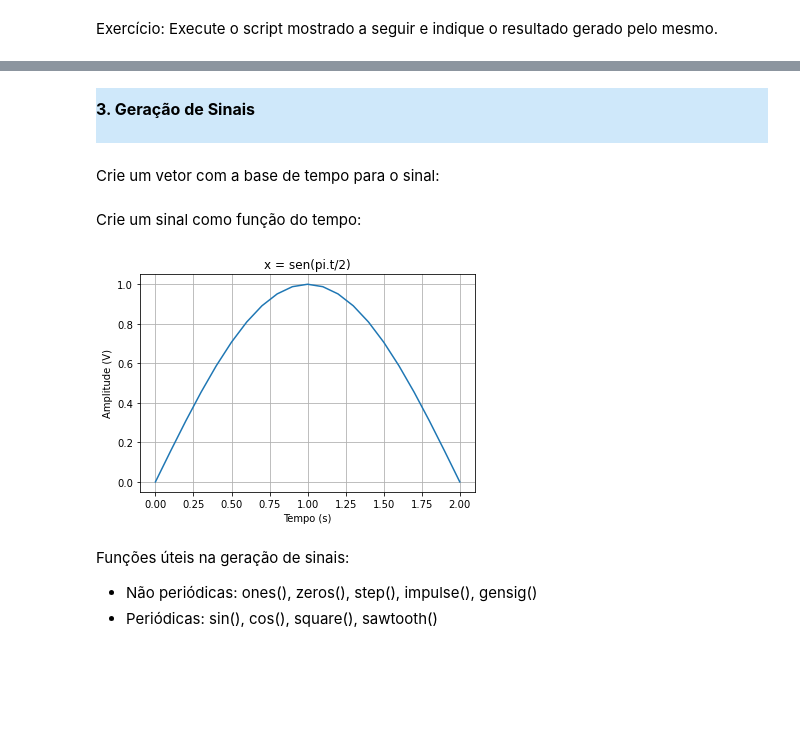
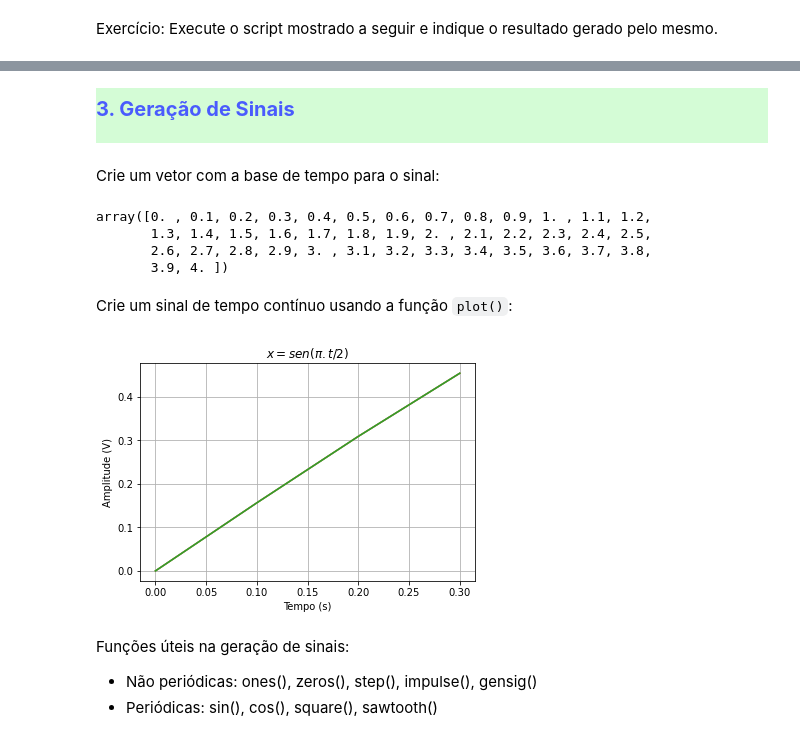
Before and after one commit to kaw19/pds, a Jupyter notebook: 01-Sinais/Sinais Discretos.ipynb, the cells around one changed output, grey strips where cells are left out. Drawn from its saved outputs; the diff is of its cells as text; code cells hidden in the pictures; blank space fills up the shorter version.

```diff
--- a/01-Sinais/Sinais Discretos.ipynb
+++ b/01-Sinais/Sinais Discretos.ipynb
@@ -235,22 +220,26 @@ leg = legend(('linear', 'quadrado'), loc='upper left')
 # %% [markdown]
-<div style="background-color:rgb(207, 232, 250); text-align:left; vertical-align: middle; padding:10px 0;">
-<p style="font-family:arial; font-size:16px"><b>3. Geração de Sinais</b></p>
+<div style="background-color:rgb(212, 252, 214); text-align:left; vertical-align: middle; padding:10px 0;">
+<p style="font-family:arial; font-size:20px; color:rgb(74, 91, 253)"><b>3. Geração de Sinais</b></p>
 </div>
 # %% [markdown]
 Crie um vetor com a base de tempo para o sinal:
 # %%
-t = arange(0.,2.1,0.1)
+t = arange(0.,4.1,0.1)
+t
+# %% [output]
+array([0. , 0.1, 0.2, 0.3, 0.4, 0.5, 0.6, 0.7, 0.8, 0.9, 1. , 1.1, 1.2,
+       1.3, 1.4, 1.5, 1.6, 1.7, 1.8, 1.9, 2. , 2.1, 2.2, 2.3, 2.4, 2.5,
+       2.6, 2.7, 2.8, 2.9, 3. , 3.1, 3.2, 3.3, 3.4, 3.5, 3.6, 3.7, 3.8,
+       3.9, 4. ])
 # %% [markdown]
-Crie um sinal como função do tempo:
+Crie um sinal de tempo contínuo usando a função `plot()`:
 # %%
+from numpy import pi
+from pylab import plot, grid, xlabel, ylabel, title
 x = sin(pi*t/2)
-plot(t,x)
-grid('on')
-xlabel('Tempo (s)')
-ylabel('Amplitude (V)')
-title('x = sen(pi.t/2)');
+plot(t,x); grid('on'); xlabel('Tempo (s)'); ylabel('Amplitude (V)'); title('$x = sen(\pi.t/2)$');
 # %% [output]
-[figure, old version]
+[figure, new version]
 # %% [markdown]
 Funções úteis na geração de sinais:
 <ul><li>Não periódicas:  ones(), zeros(), step(), impulse(), gensig()</li>
```
Also changed, not shown: parts of 41 cells of this notebook.
